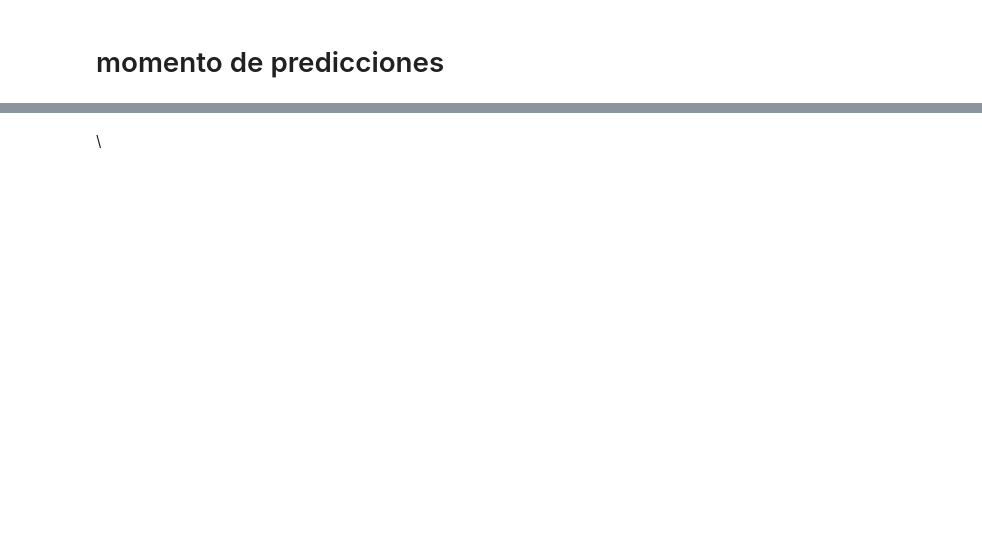
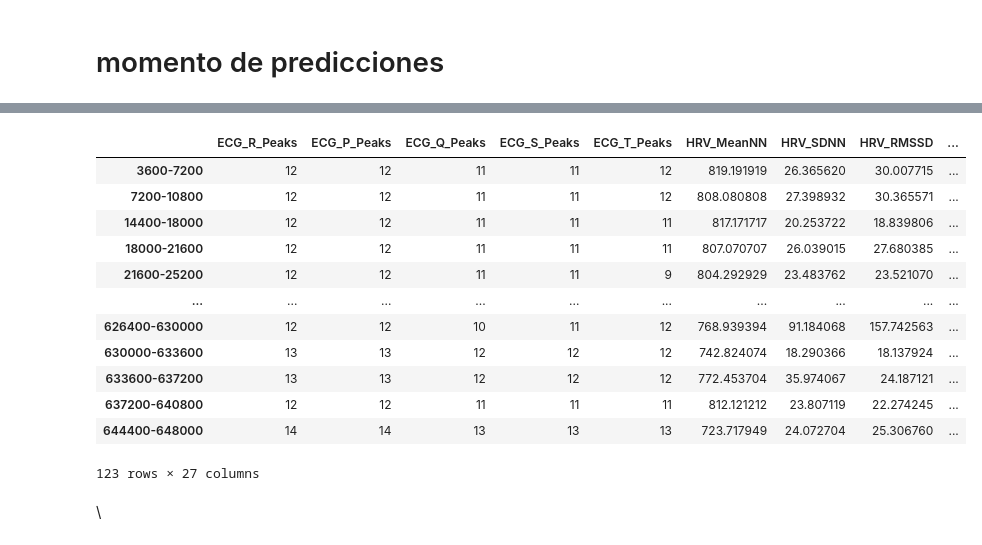
Before and after one commit to ReggieScript/ECG_arrythmia_detection, a Jupyter notebook: jupyter playground/revision_de_eeg.ipynb, the cells around one changed output, grey strips where cells are left out. Saved outputs shown, nothing was run; the diff lists cells and outputs as text; code cells hidden in the pictures; blank space fills up the shorter version.

```diff
--- a/jupyter playground/revision_de_eeg.ipynb
+++ b/jupyter playground/revision_de_eeg.ipynb
@@ -173,16 +248,30 @@ control_data_df.columns
 # %%
 drop_list=['HRV_MeanNN', 'HRV_SDNN', 'HRV_RMSSD', 'HRV_SDSD', 'HRV_CVNN',
        'HRV_CVSD', 'HRV_MedianNN', 'HRV_MadNN', 'HRV_MCVNN', 'HRV_IQRNN',
        'HRV_Prc20NN', 'HRV_Prc80NN', 'HRV_pNN50', 'HRV_pNN20', 'HRV_MinNN',
        'HRV_MaxNN', 'HRV_HTI', 'HRV_TINN', 'ECG_P_Peaks', 'ECG_Q_Peaks',
-       'ECG_S_Peaks', 'ECG_T_Peaks', 'ECG_R_Peaks', 'age',
+       'ECG_S_Peaks', 'ECG_T_Peaks', 'ECG_R_Peaks',
        'ratio p/r peaks', 'ratio q/r peaks', 'ratio s/r peaks',
        'ratio t/r peaks']
 for item in control_data_df.columns:
     if item not in drop_list:
       control_data_df.drop(columns = [item], inplace = True)
 
 control_data_df
+# %% [output]
+|  | ECG_R_Peaks | ECG_P_Peaks | ECG_Q_Peaks | ECG_S_Peaks | ECG_T_Peaks | HRV_MeanNN | HRV_SDNN | HRV_RMSSD | ... |
+| 3600-7200 | 12 | 12 | 11 | 11 | 12 | 819.191919 | 26.365620 | 30.007715 | ... |
+| 7200-10800 | 12 | 12 | 11 | 11 | 12 | 808.080808 | 27.398932 | 30.365571 | ... |
+| 14400-18000 | 12 | 12 | 11 | 11 | 11 | 817.171717 | 20.253722 | 18.839806 | ... |
+| 18000-21600 | 12 | 12 | 11 | 11 | 11 | 807.070707 | 26.039015 | 27.680385 | ... |
+| 21600-25200 | 12 | 12 | 11 | 11 | 9 | 804.292929 | 23.483762 | 23.521070 | ... |
+| ... | ... | ... | ... | ... | ... | ... | ... | ... | ... |
+| 626400-630000 | 12 | 12 | 10 | 11 | 12 | 768.939394 | 91.184068 | 157.742563 | ... |
+| 630000-633600 | 13 | 13 | 12 | 12 | 12 | 742.824074 | 18.290366 | 18.137924 | ... |
+| 633600-637200 | 13 | 13 | 12 | 12 | 12 | 772.453704 | 35.974067 | 24.187121 | ... |
+| 637200-640800 | 12 | 12 | 11 | 11 | 11 | 812.121212 | 23.807119 | 22.274245 | ... |
+| 644400-648000 | 14 | 14 | 13 | 13 | 13 | 723.717949 | 24.072704 | 25.306760 | ... |
+123 rows × 27 columns
 # %% [markdown]
 \
 # %%
```
Also changed, not shown: parts of 20 cells of this notebook, 2 other files.
